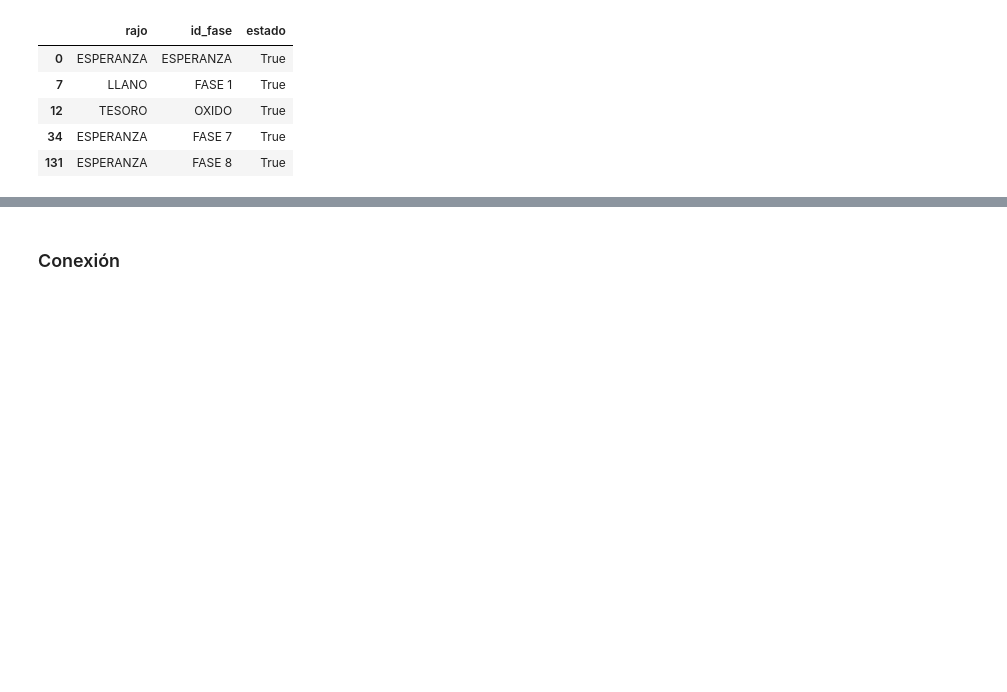
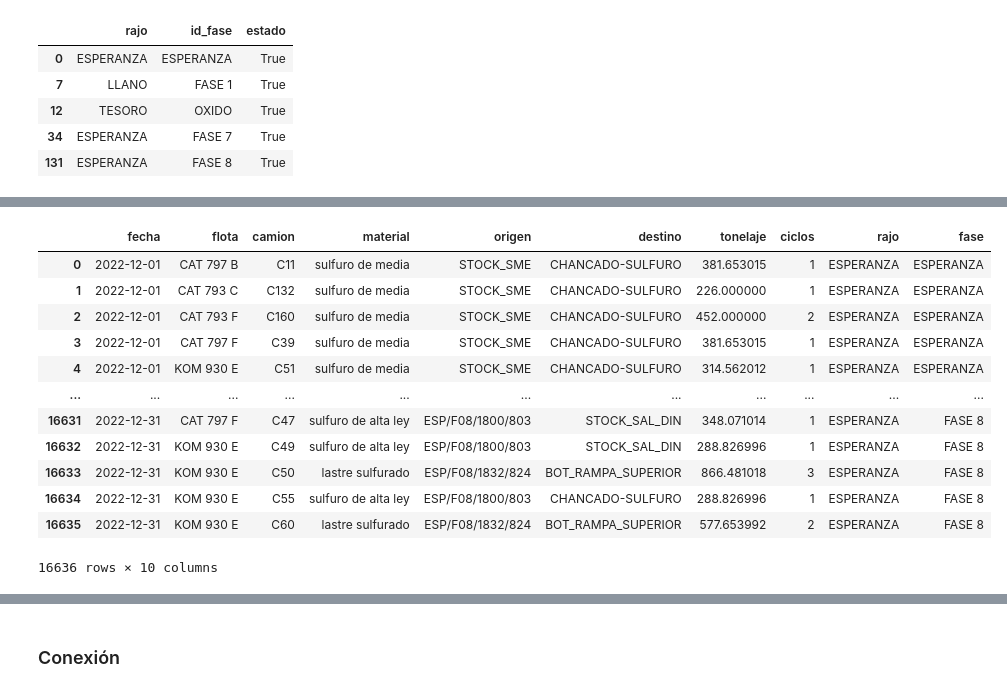
Before and after one commit to cristobalrios2001/Sistema_De_Reportes, a Jupyter notebook: reportesETL.ipynb, the cells around one changed output, grey strips where cells are left out. Drawn from its saved outputs; the diff is of its cells as text; code cells hidden in the pictures; blank space fills up the shorter version.

```diff
--- a/reportesETL.ipynb
+++ b/reportesETL.ipynb
@@ -270,0 +271,17 @@ df_extraccion
+# %%
+df_extraccion['fase'] = df_extraccion['fase'].str.replace('F01 LLA', 'FASE 1') #corregimos errores de escritura
+df_extraccion
+# %% [output]
+|  | fecha | flota | camion | material | origen | destino | tonelaje | ciclos | rajo | fase |
+| 0 | 2022-12-01 | CAT 797 B | C11 | sulfuro de media | STOCK_SME | CHANCADO-SULFURO | 381.653015 | 1 | ESPERANZA | ESPERANZA |
+| 1 | 2022-12-01 | CAT 793 C | C132 | sulfuro de media | STOCK_SME | CHANCADO-SULFURO | 226.000000 | 1 | ESPERANZA | ESPERANZA |
+| 2 | 2022-12-01 | CAT 793 F | C160 | sulfuro de media | STOCK_SME | CHANCADO-SULFURO | 452.000000 | 2 | ESPERANZA | ESPERANZA |
+| 3 | 2022-12-01 | CAT 797 F | C39 | sulfuro de media | STOCK_SME | CHANCADO-SULFURO | 381.653015 | 1 | ESPERANZA | ESPERANZA |
+| 4 | 2022-12-01 | KOM 930 E | C51 | sulfuro de media | STOCK_SME | CHANCADO-SULFURO | 314.562012 | 1 | ESPERANZA | ESPERANZA |
+| ... | ... | ... | ... | ... | ... | ... | ... | ... | ... | ... |
+| 16631 | 2022-12-31 | CAT 797 F | C47 | sulfuro de alta ley | ESP/F08/1800/803 | STOCK_SAL_DIN | 348.071014 | 1 | ESPERANZA | FASE 8 |
+| 16632 | 2022-12-31 | KOM 930 E | C49 | sulfuro de alta ley | ESP/F08/1800/803 | STOCK_SAL_DIN | 288.826996 | 1 | ESPERANZA | FASE 8 |
+| 16633 | 2022-12-31 | KOM 930 E | C50 | lastre sulfurado | ESP/F08/1832/824 | BOT_RAMPA_SUPERIOR | 866.481018 | 3 | ESPERANZA | FASE 8 |
+| 16634 | 2022-12-31 | KOM 930 E | C55 | sulfuro de alta ley | ESP/F08/1800/803 | CHANCADO-SULFURO | 288.826996 | 1 | ESPERANZA | FASE 8 |
+| 16635 | 2022-12-31 | KOM 930 E | C60 | lastre sulfurado | ESP/F08/1832/824 | BOT_RAMPA_SUPERIOR | 577.653992 | 2 | ESPERANZA | FASE 8 |
+16636 rows × 10 columns
```
Also changed, not shown: parts of 5 cells of this notebook, 1 other file.
